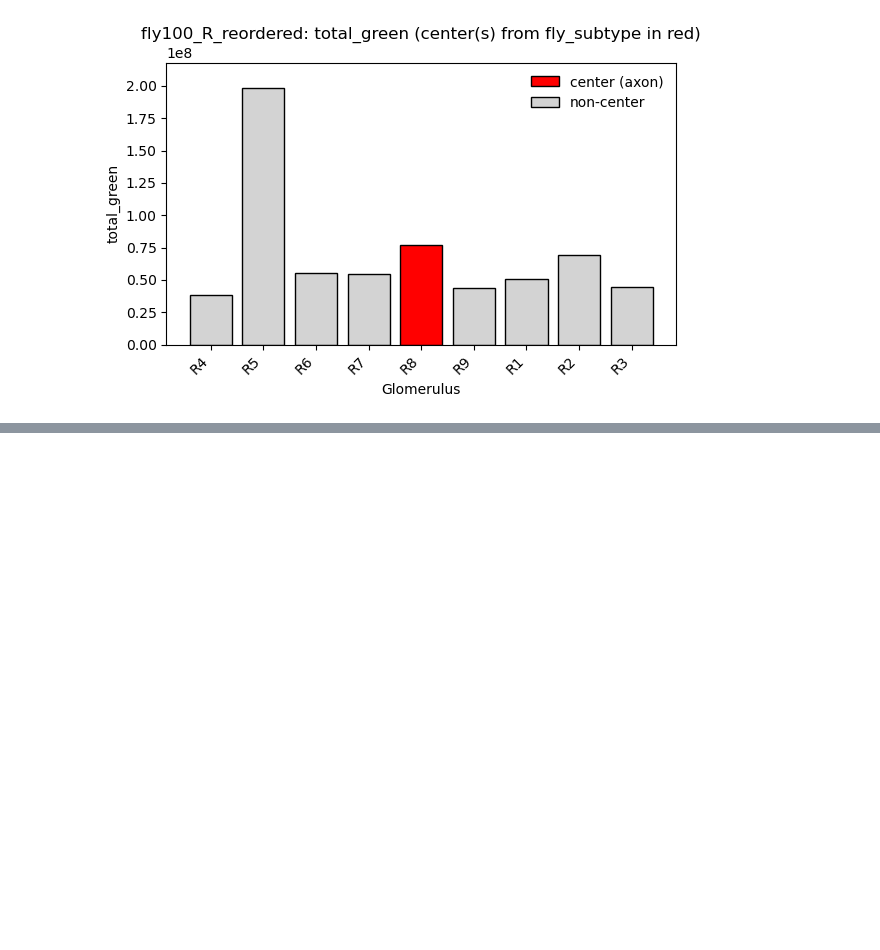
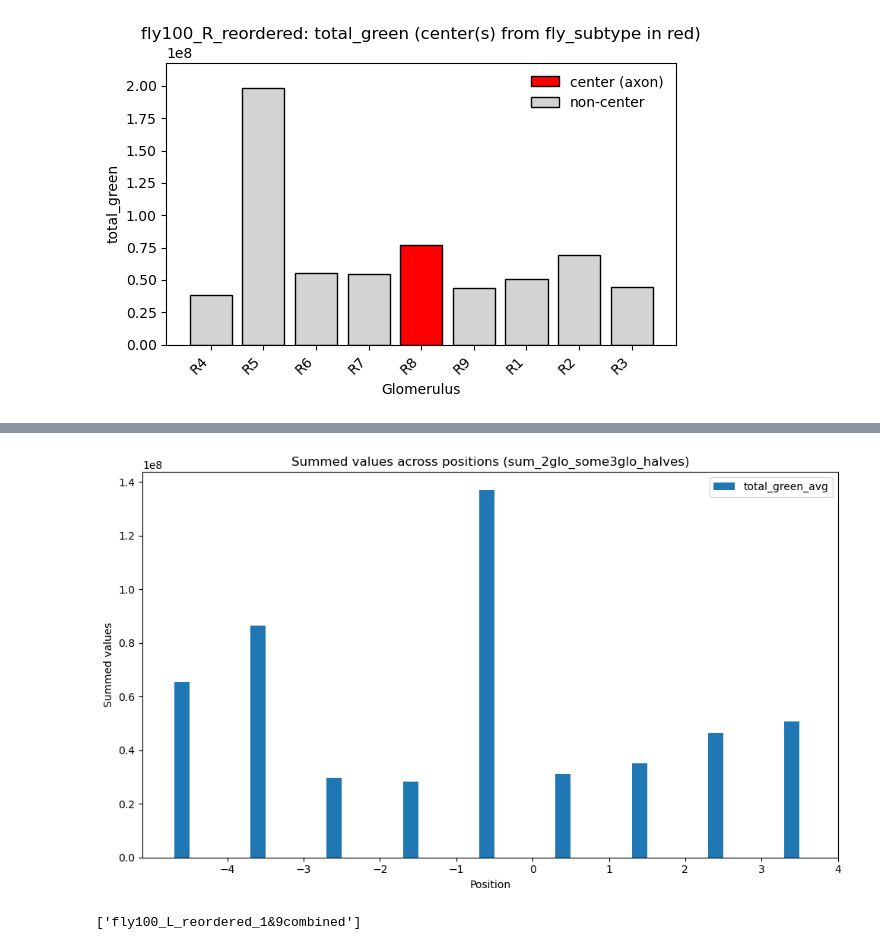
Before and after one commit to sansachenlelele/connectome_analysis_fisherlab, a Jupyter notebook: analysis_trend-25summer.ipynb, the cells around one changed output, grey strips where cells are left out. Drawn from its saved outputs; the diff is of its cells as text; code cells hidden in the pictures; blank space fills up the shorter version.

```diff
--- a/analysis_trend-25summer.ipynb
+++ b/analysis_trend-25summer.ipynb
@@ -384,0 +436,9 @@ reordered_3glo_halves['fly100_R_reordered']
+# %%
+# create a dict [reordered_weird3glo_halves] that has everything else not included in [reordered_2glo_some3glo_halves]
+
+reordered_weird3glo_halves = {
+    name: df
+    for name, df in reordered_3glo_halves.items()
+    if name not in reordered_2glo_some3glo_halves
+}
+list(reordered_weird3glo_halves.keys())
@@ -384,0 +508,63 @@ reordered_3glo_halves['fly100_R_reordered']
+# %%
+df = sum_2glo_some3glo_halves.copy()
+
+# positions (x-axis)
+x = df["position"].to_numpy()
+bar_width = 0.2
+
+# offsets for multiple bars
+offsets = np.arange(-(len(df.columns)-1)/2, (len(df.columns)-1)/2 + 1) * bar_width
+
+# columns to plot (skip the "position" column)
+cols = ["total_green_avg"]
+
+plt.figure(figsize=(10, 6))
+
+for i, col in enumerate(cols):
+    plt.bar(x + offsets[i], df[col], width=bar_width, label=col)
+
+plt.xlabel("Position")
+plt.ylabel("Summed values")
+plt.title("Summed values across positions (sum_2glo_some3glo_halves)")
+plt.xticks(x)
+plt.legend()
+plt.tight_layout()
+plt.show()
+# %% [output]
+[figure, added]
+# %%
+# for the [reordered_weird3glo_halves], first combine glomerulus 1 and 9.
+
+# numeric columns to average
+num_cols = ["mean_red", "mean_green", "total_red", "total_green"]
+
+reordered_weird3glo_halves_1and9combined = {}
+
+for name, df in reordered_weird3glo_halves.items():
+    d = df.copy().reset_index(drop=True)
+
+    # need at least rows 0..5 present
+    if len(d) < 6:
+        continue
+
+    # average numeric cols of rows 4 & 5 and put result in row 4
+    avg_vals = (
+        d.loc[[4, 5], num_cols]
+         .apply(pd.to_numeric, errors="coerce")
+         .mean(axis=0, skipna=True)
+    )
+    d.loc[4, num_cols] = avg_vals.values  # keep non-numeric cols (e.g., glomerulus) from original row 4
+
+    # drop original row 5 and shift remaining rows up
+    d = d.drop(index=5).reset_index(drop=True)
+
+    if "glomerulus" in d.columns and len(d) > 5:
+        d.at[4, "glomerulus"] = "axon"
+
+    # save with requested name
+    new_name = f"{name}_1&9combined"
+    reordered_weird3glo_halves_1and9combined[new_name] = d
+
+list(reordered_weird3glo_halves_1and9combined.keys())
+# %% [output]
+['fly100_L_reordered_1&9combined']
```
Also changed, not shown: parts of 17 cells of this notebook, 1 other file.
